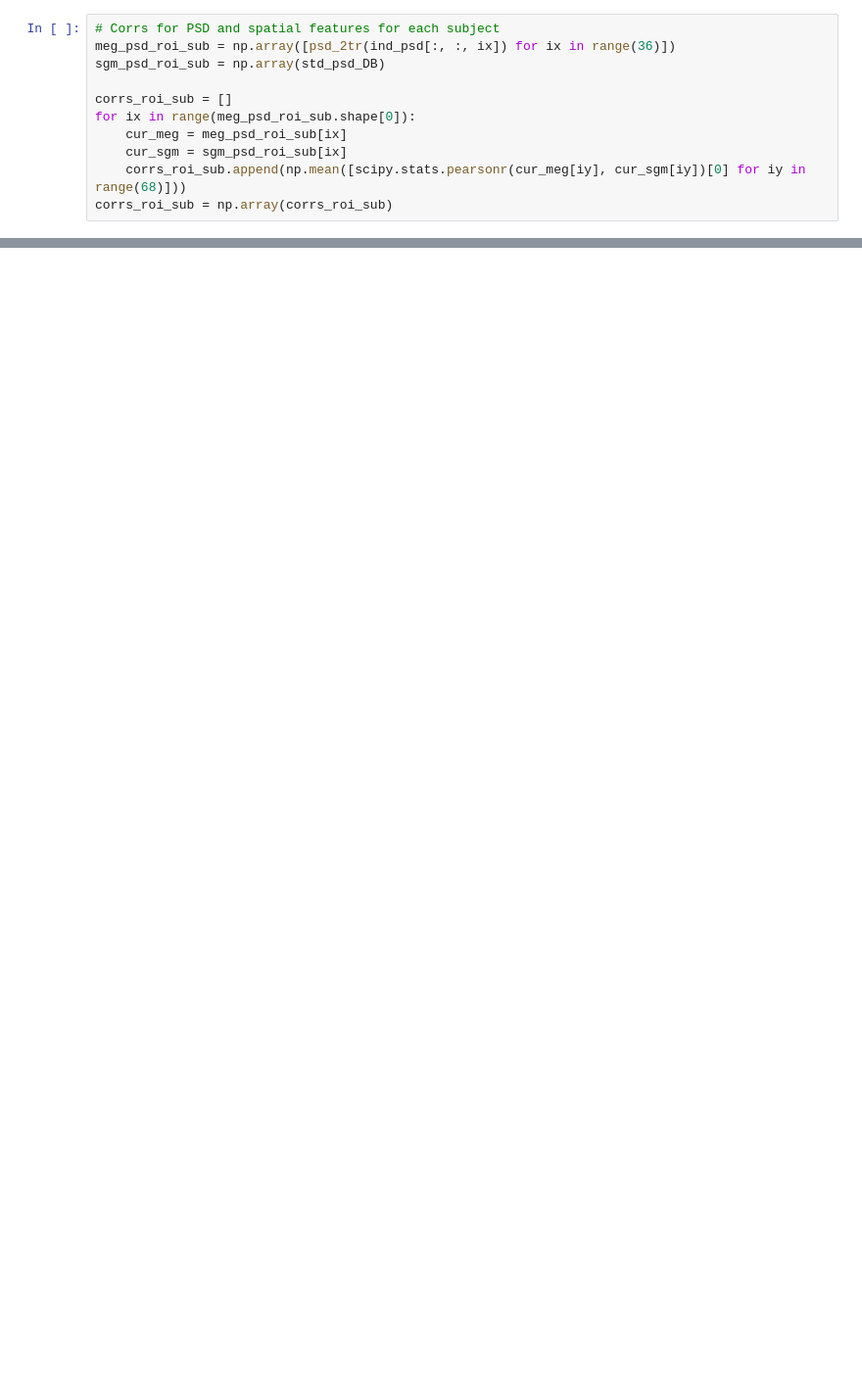
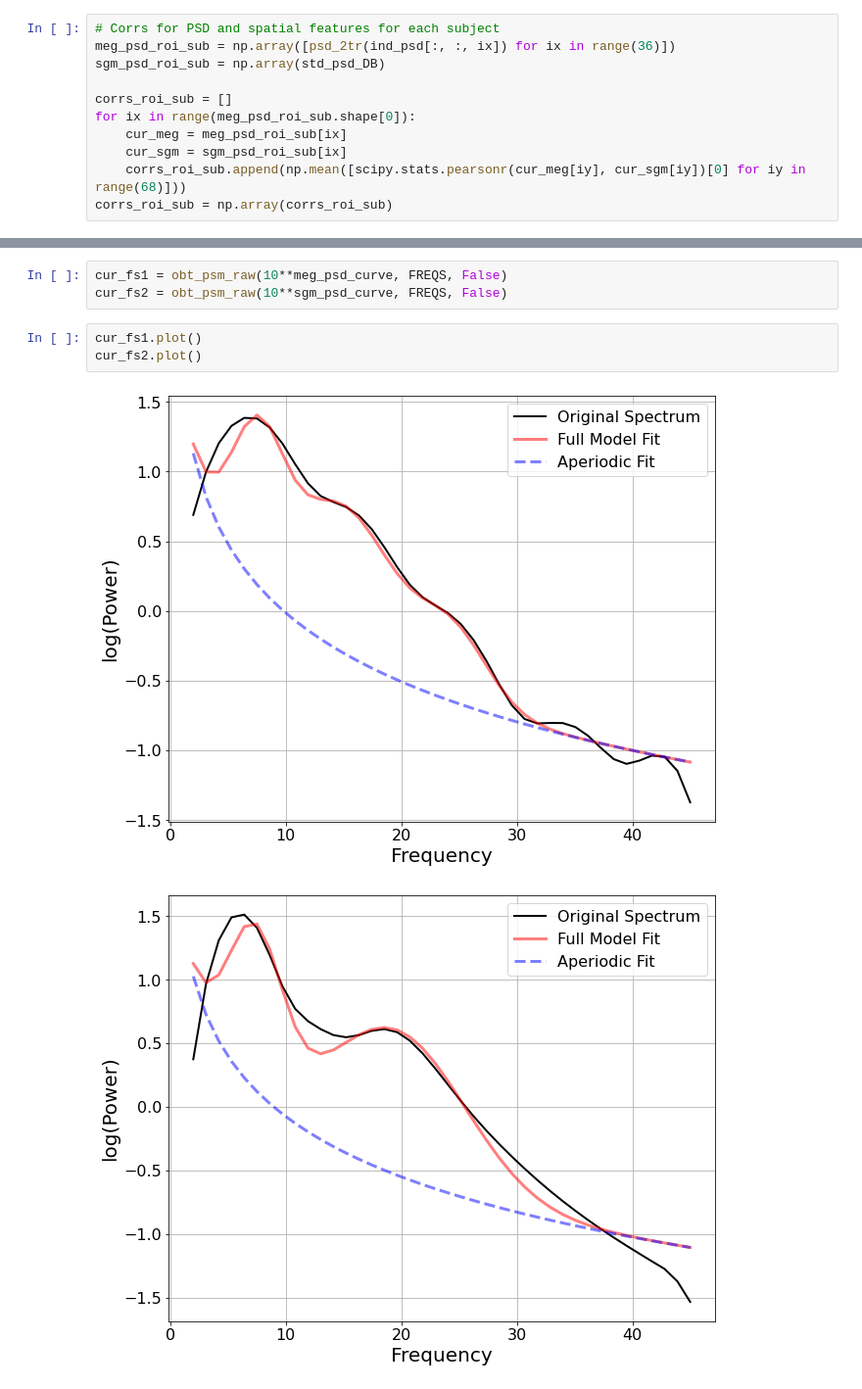
Before and after one commit to JINhuaqing/SBI-SGM, a Jupyter notebook: notebooks/NSF_FOOOF.ipynb, the cells around one changed output, grey strips where cells are left out. Shown at 98% size. Cells and saved outputs as stored; diff of their text form; blank space fills up the shorter version.

```diff
--- a/notebooks/NSF_FOOOF.ipynb
+++ b/notebooks/NSF_FOOOF.ipynb
@@ -394,0 +459,9 @@ Save to /data/rajlab1/user_data/jin/MyResearch/SGMBAY/mypkg/../results/fooofgene
+# %%
+cur_fs1 = obt_psm_raw(10**meg_psd_curve, FREQS, False)
+cur_fs2 = obt_psm_raw(10**sgm_psd_curve, FREQS, False)
+# %%
+cur_fs1.plot()
+cur_fs2.plot()
+# %% [output]
+[figure, added]
+[figure, added]
```
Also changed, not shown: parts of 36 cells of this notebook, 3 other files.
